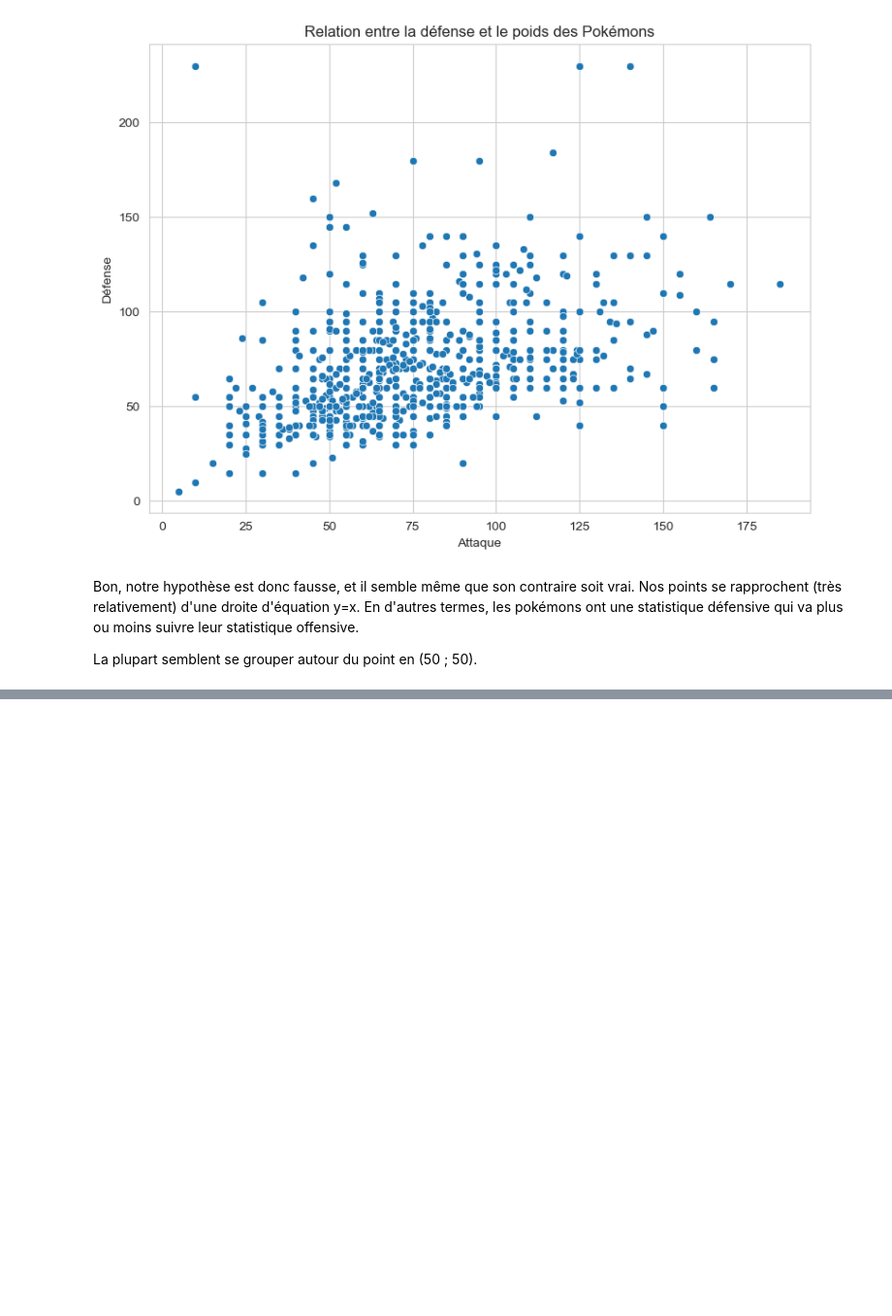
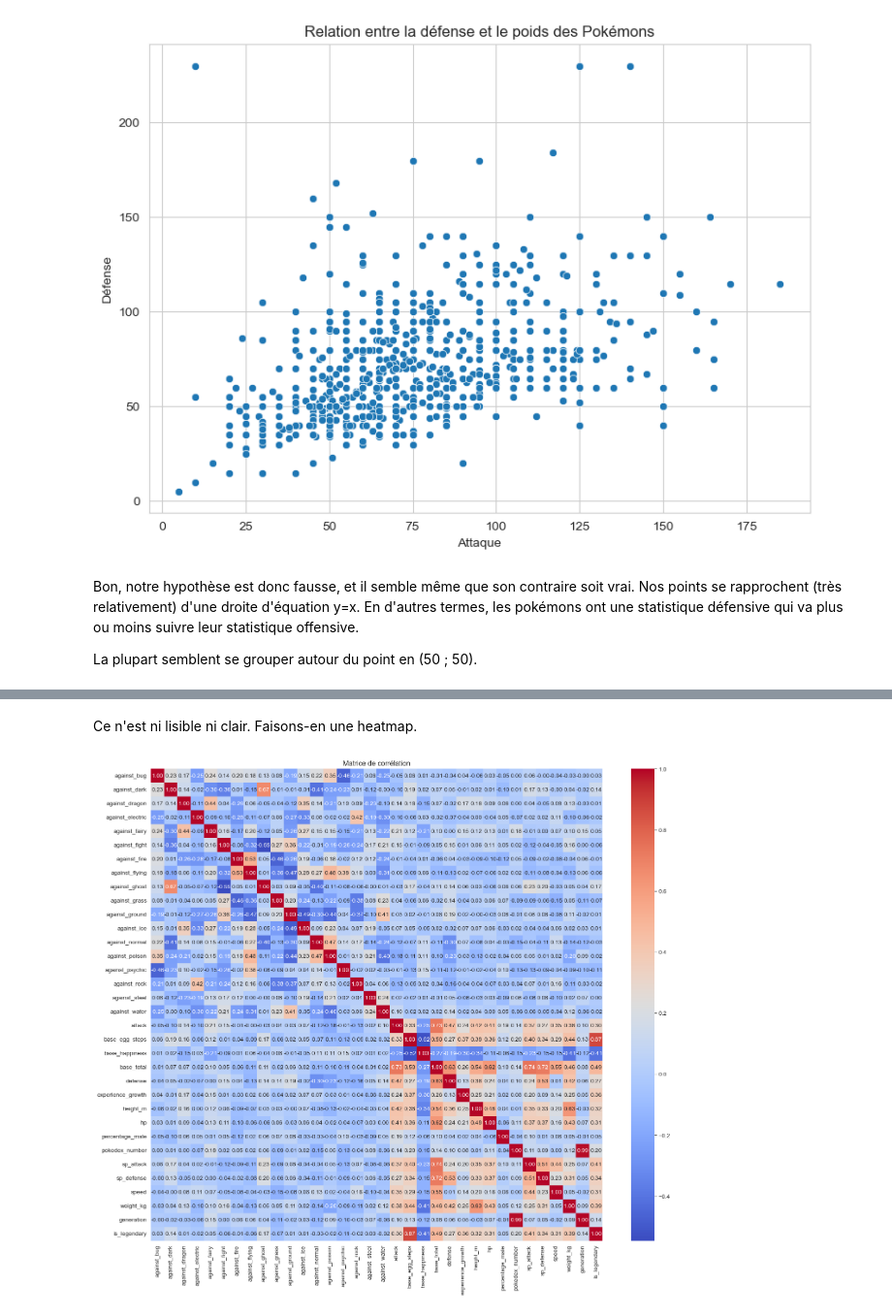
Before and after one commit to Wallblue/pokemons-stats, a Jupyter notebook: pokemon-stats.ipynb, the cells around one changed output, grey strips where cells are left out. Shown at 97% size. Drawn from its saved outputs; the diff is of its cells as text; code cells hidden in the pictures; blank space fills up the shorter version.

Commit message:
Add correlation matrix

```diff
--- a/pokemon-stats.ipynb
+++ b/pokemon-stats.ipynb
@@ -356,0 +364,6 @@ La plupart semblent se grouper autour du point en (50 ; 50).
+# %%
+# We reload the file to be sure the dataframe is clean
+dataFile = pd.read_csv("data.csv")
+
+corr_matrix = dataFile.corr(numeric_only=True)
+corr_matrix.tail(34)
@@ -356,0 +389,11 @@ La plupart semblent se grouper autour du point en (50 ; 50).
+# %% [markdown]
+Ce n'est ni lisible ni clair. Faisons-en une heatmap.
+# %%
+plt.figure(figsize=(15, 13))
+corr_matrix = dataFile.corr(numeric_only=True)
+sns.heatmap(corr_matrix, annot=True, fmt=".2f", cmap="coolwarm")
+plt.title("Matrice de corrélation")
+plt.tight_layout()
+plt.show()
+# %% [output]
+[figure, added]
```
Also changed, not shown: parts of 6 cells of this notebook.
